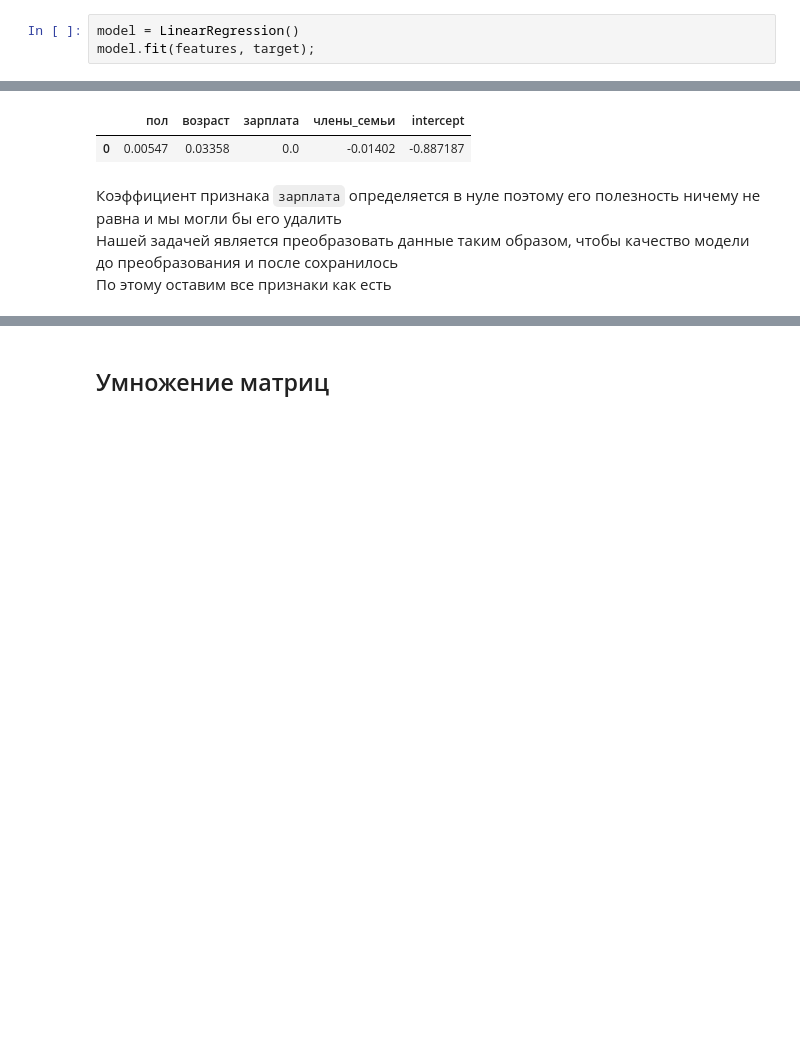
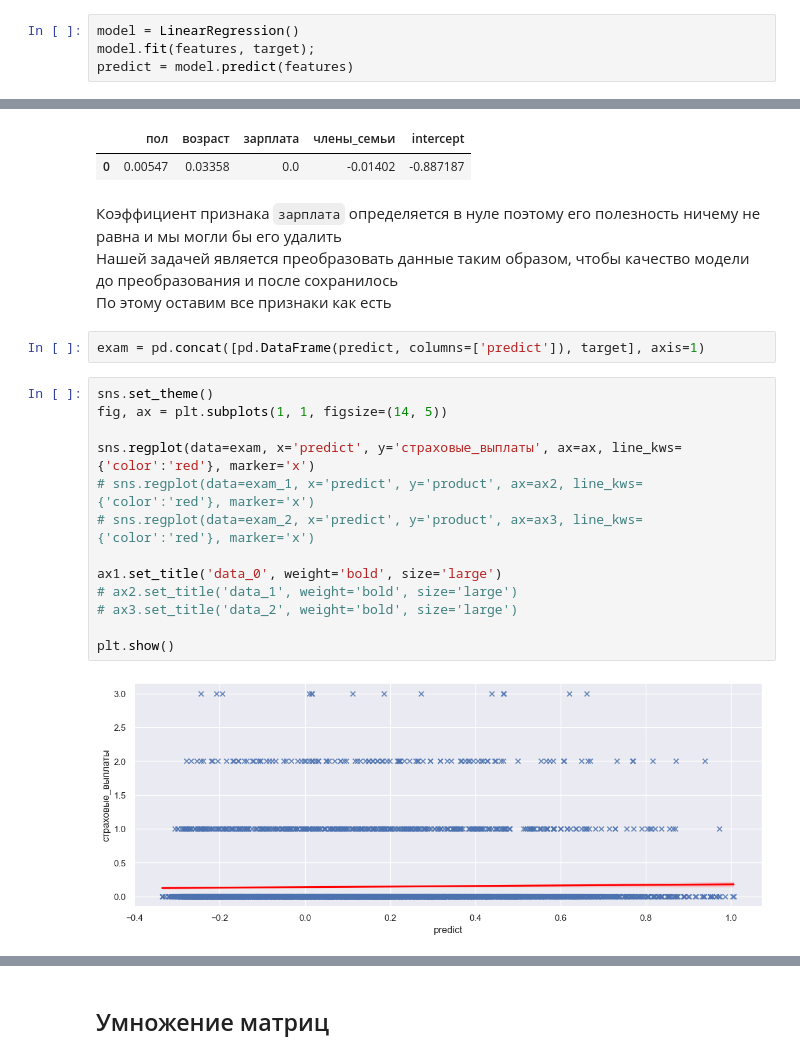
Before and after one commit to MaxMacClane/Ypracticum, a Jupyter notebook: Защита персональных данных клиентов/5d69f949-814d-4e1d-bc95-0a2877da8610.ipynb, the cells around one changed output, grey strips where cells are left out. Saved outputs shown, nothing was run; the diff lists cells and outputs as text; blank space fills up the shorter version.

```diff
--- a/Защита персональных данных клиентов/5d69f949-814d-4e1d-bc95-0a2877da8610.ipynb
+++ b/Защита персональных данных клиентов/5d69f949-814d-4e1d-bc95-0a2877da8610.ipynb
@@ -250,6 +250,7 @@ target = data['страховые_выплаты']
 # %%
 model = LinearRegression()
 model.fit(features, target);
+predict = model.predict(features)
 # %%
 angle_coefficients = pd.DataFrame([model.coef_.round(5)], columns=list_features)
 angle_coefficients['intercept'] = model.intercept_
@@ -261,3 +262,20 @@ angle_coefficients
 Коэффициент признака `зарплата` определяется в нуле поэтому его полезность ничему не равна и мы могли бы его удалить<br>
 Нашей задачей является преобразовать данные таким образом, чтобы качество модели до преобразования и после сохранилось<br>
 По этому оставим все признаки как есть <br>
+# %%
+exam = pd.concat([pd.DataFrame(predict, columns=['predict']), target], axis=1)
+# %%
+sns.set_theme()
+fig, ax = plt.subplots(1, 1, figsize=(14, 5))
+
+sns.regplot(data=exam, x='predict', y='страховые_выплаты', ax=ax, line_kws={'color':'red'}, marker='x')
+# sns.regplot(data=exam_1, x='predict', y='product', ax=ax2, line_kws={'color':'red'}, marker='x')
+# sns.regplot(data=exam_2, x='predict', y='product', ax=ax3, line_kws={'color':'red'}, marker='x')
+
+ax1.set_title('data_0', weight='bold', size='large')
+# ax2.set_title('data_1', weight='bold', size='large')
+# ax3.set_title('data_2', weight='bold', size='large')
+
+plt.show()
+# %% [output]
+[figure, added]
```
Also changed, not shown: parts of 1 cell of this notebook.
